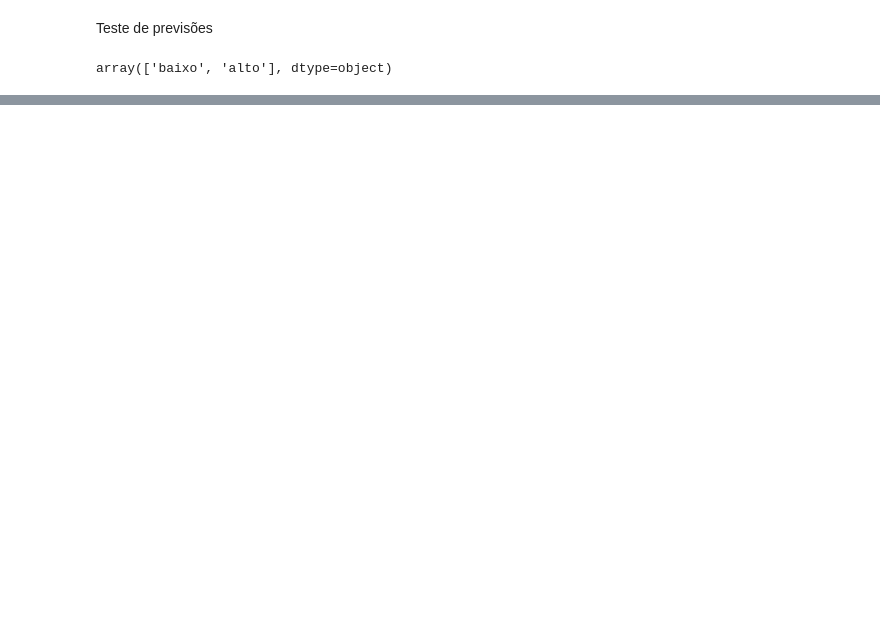
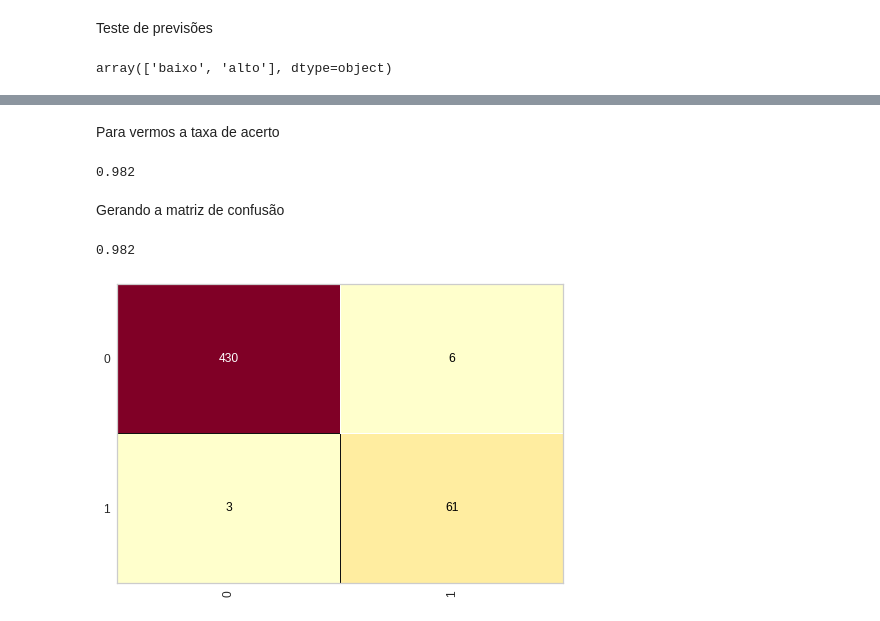
Before and after one commit to GGMmattos/Machine-Learning-And-Data-Science, a Jupyter notebook: ArvoreDeDecisão.ipynb, the cells around one changed output, grey strips where cells are left out. Drawn from its saved outputs; the diff is of its cells as text; code cells hidden in the pictures; blank space fills up the shorter version.

```diff
--- a/ArvoreDeDecisão.ipynb
+++ b/ArvoreDeDecisão.ipynb
@@ -68,0 +71,3 @@ array(['baixo', 'alto'], dtype=object)
+# %%
+with open('credit.pkl','rb') as f: #importação
+  X_credit_trinamento, y_credit_treinamento, X_credit_teste, y_credit_teste = pickle.load(f)+
@@ -68,0 +82,3 @@ array(['baixo', 'alto'], dtype=object)
+# %%
+arvore_credit = DecisionTreeClassifier(criterion='entropy', random_state= 0 )
+arvore_credit.fit(X_credit_trinamento, y_credit_treinamento) #treinamento por meio do algoritmo
@@ -68,0 +128,2 @@ array(['baixo', 'alto'], dtype=object)
+# %% [markdown]
+Para vermos a taxa de acerto
@@ -68,0 +132,14 @@ array(['baixo', 'alto'], dtype=object)
+# %%
+accuracy_score(y_credit_teste, previsoes)
+# %% [output]
+0.982
+# %% [markdown]
+Gerando a matriz de confusão
+# %%
+from yellowbrick.classifier import ConfusionMatrix
+cm = ConfusionMatrix(arvore_credit)
+cm.fit(X_credit_trinamento, y_credit_treinamento) #treinamento
+cm.score(X_credit_teste, y_credit_teste) #calculo do score
+# %% [output]
+0.982
+[figure, added]
```
Also changed, not shown: parts of 22 cells of this notebook.
